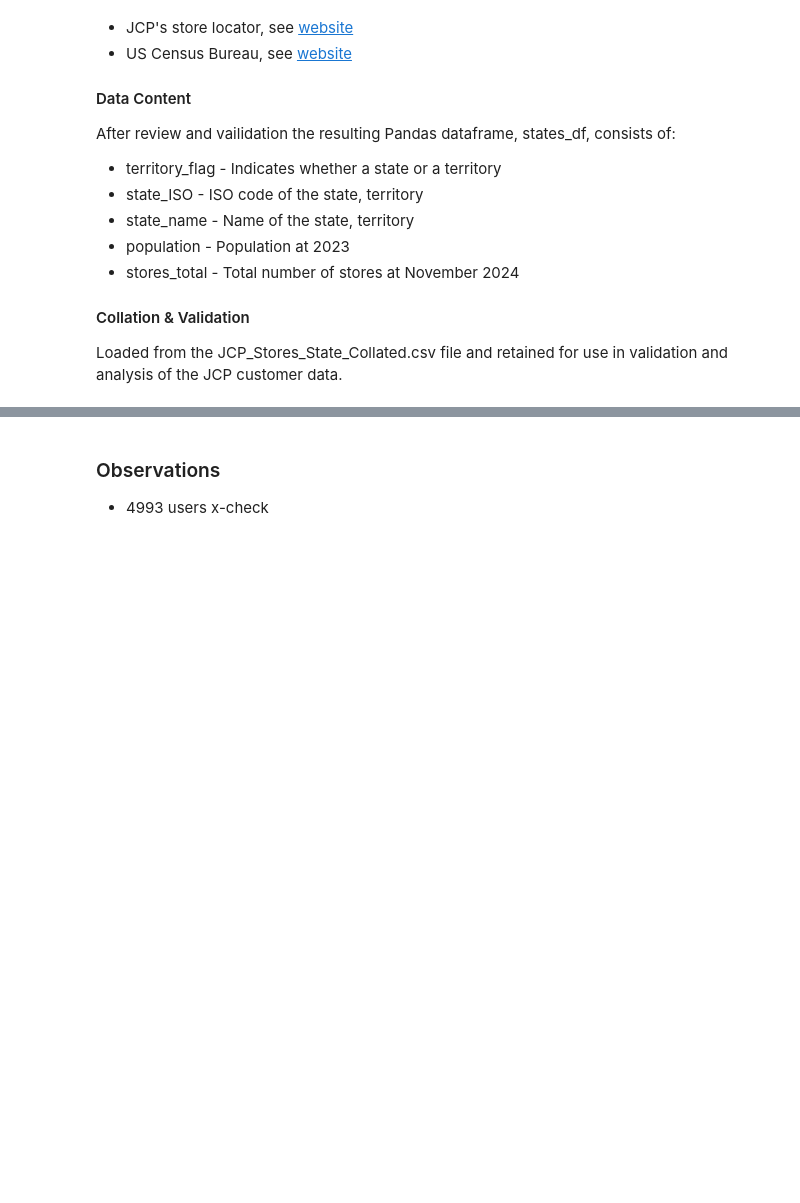
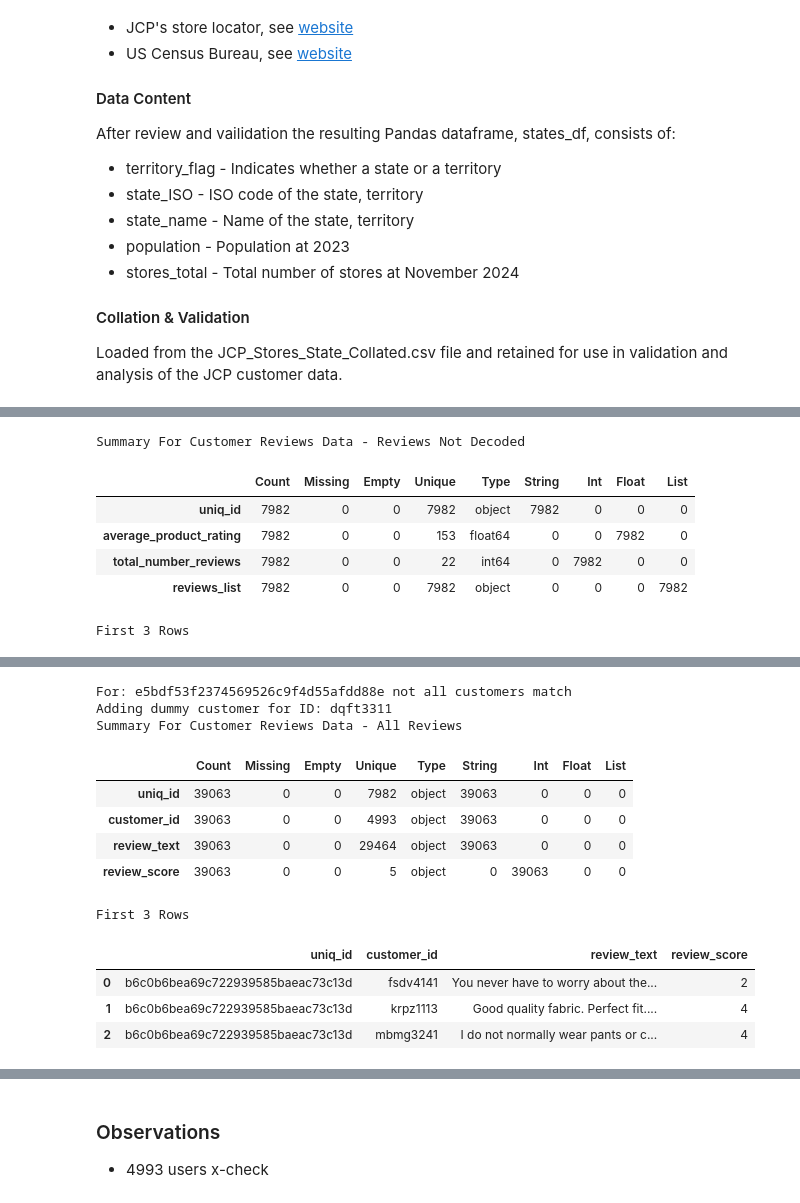
Before and after one commit to StuartG24/Retail_Data_Analysis, a Jupyter notebook: Report_Draft.ipynb, the cells around one changed output, grey strips where cells are left out. Cells and saved outputs as stored; diff of their text form; code cells hidden in the pictures; blank space fills up the shorter version.

```diff
--- a/Report_Draft.ipynb
+++ b/Report_Draft.ipynb
@@ -739,0 +850,58 @@ del unmatched_states, states
+# %%
+# Establish the dataframe with all customer reviews
+# (nb initial working df prepared earlier during validation of the sales df)
+
+customer_reviews_df = pd.DataFrame(columns=['uniq_id', 'customer_id', 'review_text', 'review_score'])
+
+ # Print the file and data fields
+print_full_summary('Summary For Customer Reviews Data - Reviews Not Decoded', working_customer_reviews_df)
+
+# Extract all reviews held in JSON format in the reviews list
+# Include the uniq_id to link each review back to the original sales details
+
+# Iterate through all rows of the orginal products data, to extract and decode the series of JSON items
+# TODO: Ittertuples is fast but this takes 4 seconds to run, replace with a more efficient approach?
+for row in working_customer_reviews_df.itertuples(index=False):
+    # Create reviews from decoded JSON & add the uniq_id for this row
+    reviews_json = row.reviews_list
+    reviews_dict_string = json.dumps(reviews_json)
+    reviews_df = pd.DataFrame(json.loads(reviews_dict_string))
+    reviews_df.columns = ['customer_id', 'review_text', 'review_score']
+    reviews_df.insert(0, 'uniq_id', row.uniq_id)
+    reviews_df = reviews_df
+
+    # Cross-check the customer_id for each review
+    # Several not found so need to iterate through each and create a dummy customer record
+    if not reviews_df.customer_id.isin(customers_df.customer_id).all():
+        print(f'For: {row.uniq_id} not all customers match')
+        for customer in reviews_df.itertuples(index=False):
+            if customer.customer_id not in customers_df.customer_id.values:
+                print(f'Adding dummy customer for ID: {customer.customer_id}')
+                new_customer = pd.DataFrame([{'customer_id': customer.customer_id,
+                                            'DOB': pd.NaT,
+                                            'state_ISO': 'XX',
+                                            'uniq_id_list':[]}])
+                customers_df = pd.concat([customers_df, new_customer], ignore_index=True)
+
+    # Check the average and totals originaly in the source file
+    if not math.isclose(row.average_product_rating, reviews_df.review_score.mean()):
+        print (f'For: {row.uniq_id} ratings mismatch, orignal: {row.average_product_rating} vs {reviews_df.review_score.mean()}')
+    if not math.isclose(row.total_number_reviews, len(reviews_df)):
+        print (f'For: {row.uniq_id} counts mismatch, orignal: {row.total_number_reviews} vs {len(reviews_df)}')
+
+    # Add the review to the customers review df
+    customer_reviews_df = pd.concat([customer_reviews_df, reviews_df])
+
+ # Print the completed file and data fields
+print_full_summary('Summary For Customer Reviews Data - All Reviews', customer_reviews_df)
+
+# Tidy up
+del row, reviews_json, reviews_dict_string, reviews_df, working_customer_reviews_df, new_customer, customer
+# %% [output]
+Summary For Customer Reviews Data - Reviews Not Decoded
+|  | Count | Missing | Empty | Unique | Type | String | Int | Float | List |
+| uniq_id | 7982 | 0 | 0 | 7982 | object | 7982 | 0 | 0 | 0 |
+| average_product_rating | 7982 | 0 | 0 | 153 | float64 | 0 | 0 | 7982 | 0 |
+| total_number_reviews | 7982 | 0 | 0 | 22 | int64 | 0 | 7982 | 0 | 0 |
+| reviews_list | 7982 | 0 | 0 | 7982 | object | 0 | 0 | 0 | 7982 |
+First 3 Rows
@@ -739,0 +912,13 @@ del unmatched_states, states
+For: e5bdf53f2374569526c9f4d55afdd88e not all customers match
+Adding dummy customer for ID: dqft3311
+Summary For Customer Reviews Data - All Reviews
+|  | Count | Missing | Empty | Unique | Type | String | Int | Float | List |
+| uniq_id | 39063 | 0 | 0 | 7982 | object | 39063 | 0 | 0 | 0 |
+| customer_id | 39063 | 0 | 0 | 4993 | object | 39063 | 0 | 0 | 0 |
+| review_text | 39063 | 0 | 0 | 29464 | object | 39063 | 0 | 0 | 0 |
+| review_score | 39063 | 0 | 0 | 5 | object | 0 | 39063 | 0 | 0 |
+First 3 Rows
+|  | uniq_id | customer_id | review_text | review_score |
+| 0 | b6c0b6bea69c722939585baeac73c13d | fsdv4141 | You never have to worry about the... | 2 |
+| 1 | b6c0b6bea69c722939585baeac73c13d | krpz1113 | Good quality fabric. Perfect fit.... | 4 |
+| 2 | b6c0b6bea69c722939585baeac73c13d | mbmg3241 | I do not normally wear pants or c... | 4 |
```
Also changed, not shown: parts of 24 cells of this notebook, 3 other files.
